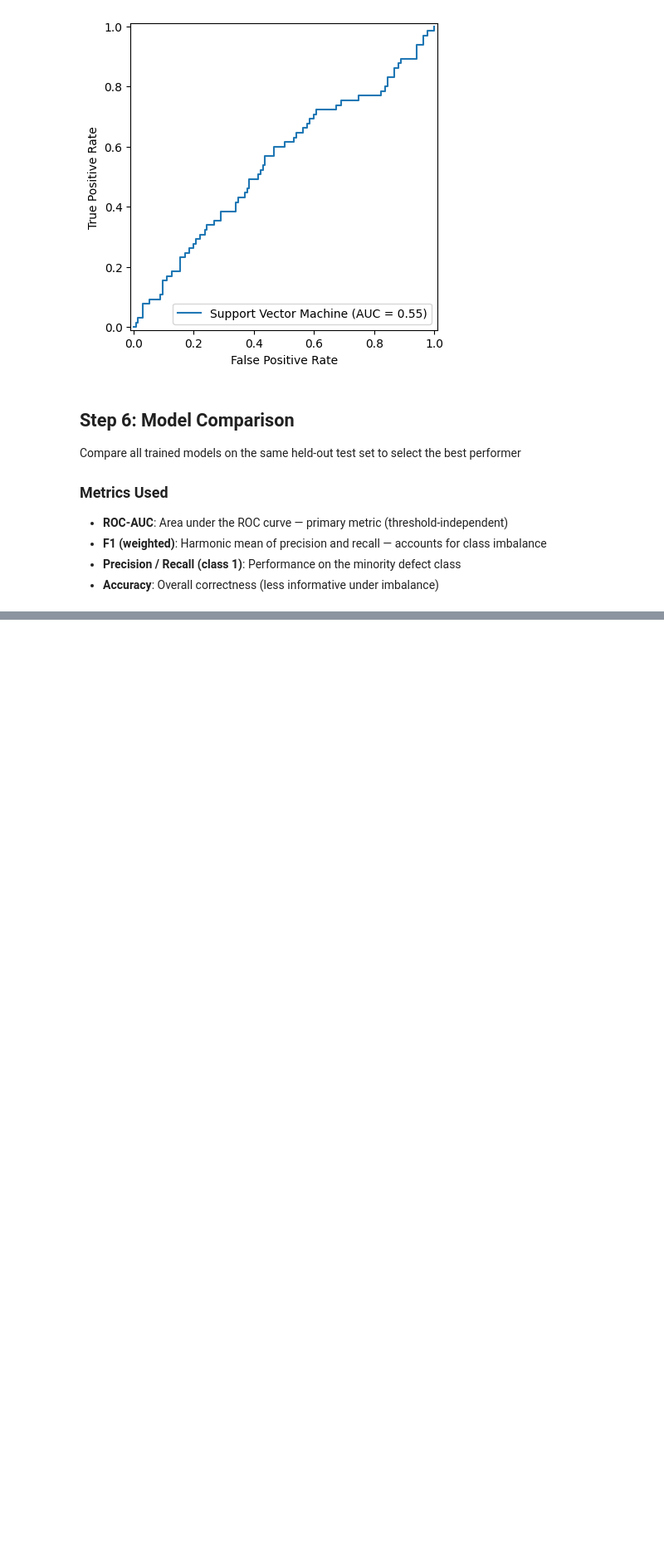
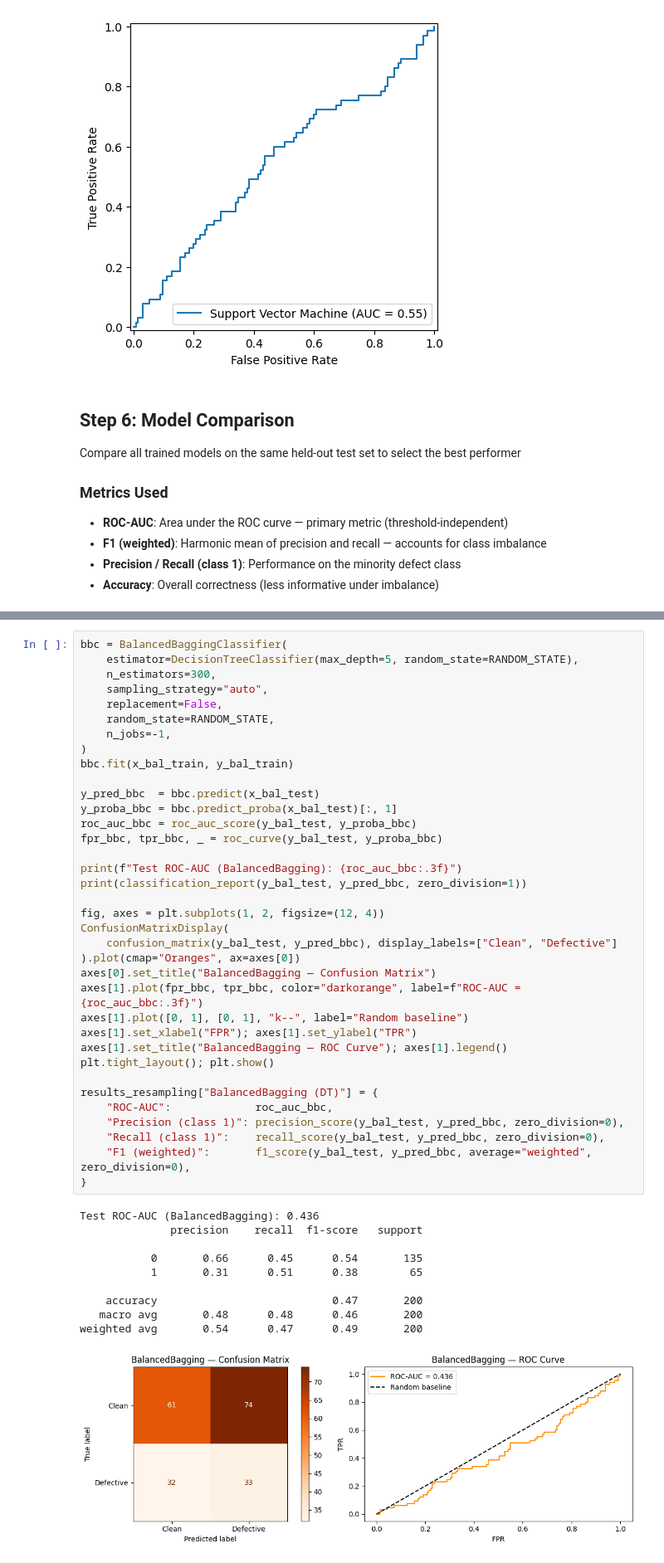
Before and after one commit to SamVanini/Software-defects-data-analysis, a Jupyter notebook: notebooks/data_workflow.ipynb, the cells around one changed output, grey strips where cells are left out. Shown at 83% size. Drawn from its saved outputs; the diff is of its cells as text; blank space fills up the shorter version.

```diff
--- a/notebooks/data_workflow.ipynb
+++ b/notebooks/data_workflow.ipynb
@@ -1734,0 +1967,47 @@ Best model (engineered features):  SVM  (ROC-AUC: 0.548)
+# %%
+bbc = BalancedBaggingClassifier(
+    estimator=DecisionTreeClassifier(max_depth=5, random_state=RANDOM_STATE),
+    n_estimators=300,
+    sampling_strategy="auto",
+    replacement=False,
+    random_state=RANDOM_STATE,
+    n_jobs=-1,
+)
+bbc.fit(x_bal_train, y_bal_train)
+
+y_pred_bbc  = bbc.predict(x_bal_test)
+y_proba_bbc = bbc.predict_proba(x_bal_test)[:, 1]
+roc_auc_bbc = roc_auc_score(y_bal_test, y_proba_bbc)
+fpr_bbc, tpr_bbc, _ = roc_curve(y_bal_test, y_proba_bbc)
+
+print(f"Test ROC-AUC (BalancedBagging): {roc_auc_bbc:.3f}")
+print(classification_report(y_bal_test, y_pred_bbc, zero_division=1))
+
+fig, axes = plt.subplots(1, 2, figsize=(12, 4))
+ConfusionMatrixDisplay(
+    confusion_matrix(y_bal_test, y_pred_bbc), display_labels=["Clean", "Defective"]
+).plot(cmap="Oranges", ax=axes[0])
+axes[0].set_title("BalancedBagging — Confusion Matrix")
+axes[1].plot(fpr_bbc, tpr_bbc, color="darkorange", label=f"ROC-AUC = {roc_auc_bbc:.3f}")
+axes[1].plot([0, 1], [0, 1], "k--", label="Random baseline")
+axes[1].set_xlabel("FPR"); axes[1].set_ylabel("TPR")
+axes[1].set_title("BalancedBagging — ROC Curve"); axes[1].legend()
+plt.tight_layout(); plt.show()
+
+results_resampling["BalancedBagging (DT)"] = {
+    "ROC-AUC":             roc_auc_bbc,
+    "Precision (class 1)": precision_score(y_bal_test, y_pred_bbc, zero_division=0),
+    "Recall (class 1)":    recall_score(y_bal_test, y_pred_bbc, zero_division=0),
+    "F1 (weighted)":       f1_score(y_bal_test, y_pred_bbc, average="weighted", zero_division=0),
+}
+# %% [output]
+Test ROC-AUC (BalancedBagging): 0.436
+              precision    recall  f1-score   support
+
+           0       0.66      0.45      0.54       135
+           1       0.31      0.51      0.38        65
+
+    accuracy                           0.47       200
+   macro avg       0.48      0.48      0.46       200
+weighted avg       0.54      0.47      0.49       200
+[figure, added]
```
Also changed, not shown: parts of 15 cells of this notebook, 8 other files.
